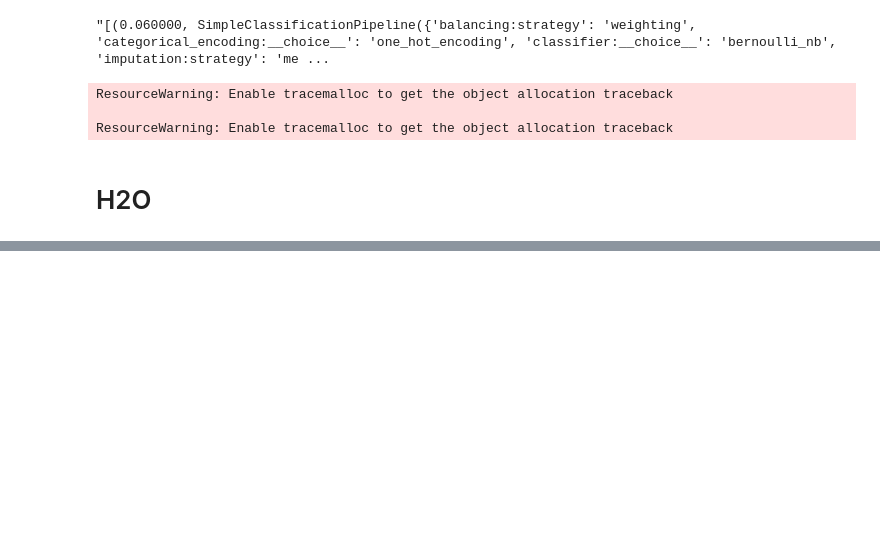
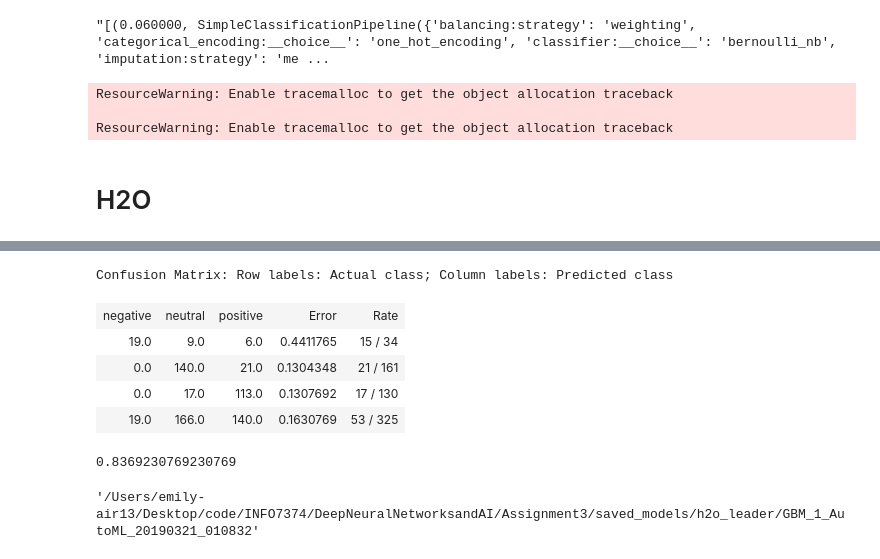
Before and after one commit to erstrong/DeepNeuralNetworksandAI, a Jupyter notebook: Assignment3/Experiment4.ipynb, the cells around one changed output, grey strips where cells are left out. Cells and saved outputs as stored; diff of their text form; code cells hidden in the pictures; blank space fills up the shorter version.

```diff
--- a/Assignment3/Experiment4.ipynb
+++ b/Assignment3/Experiment4.ipynb
@@ -279,0 +384,9 @@ http://www.oracle.com/technetwork/java/javase/downloads/index.html
+# %%
+metrics.confusion_matrix()
+# %% [output]
+Confusion Matrix: Row labels: Actual class; Column labels: Predicted class
+| negative | neutral | positive | Error | Rate |
+| 19.0 | 9.0 | 6.0 | 0.4411765 | 15 / 34 |
+| 0.0 | 140.0 | 21.0 | 0.1304348 | 21 / 161 |
+| 0.0 | 17.0 | 113.0 | 0.1307692 | 17 / 130 |
+| 19.0 | 166.0 | 140.0 | 0.1630769 | 53 / 325 |
@@ -279,0 +396,11 @@ http://www.oracle.com/technetwork/java/javase/downloads/index.html
+# %%
+accuracy_score(vd['ActualLabel'], pd['predict'])
+# %% [output]
+0.8369230769230769
+# %%
+import os
+path = os.getcwd() + "/saved_models/h2o_leader"
+
+h2o.save_model(model=aml.leader, path=path, force=True)
+# %% [output]
+'/Users/emily-air13/Desktop/code/INFO7374/DeepNeuralNetworksandAI/Assignment3/saved_models/h2o_leader/GBM_1_AutoML_20190321_010832'
```
Also changed, not shown: parts of 15 cells of this notebook, 1 other file.
